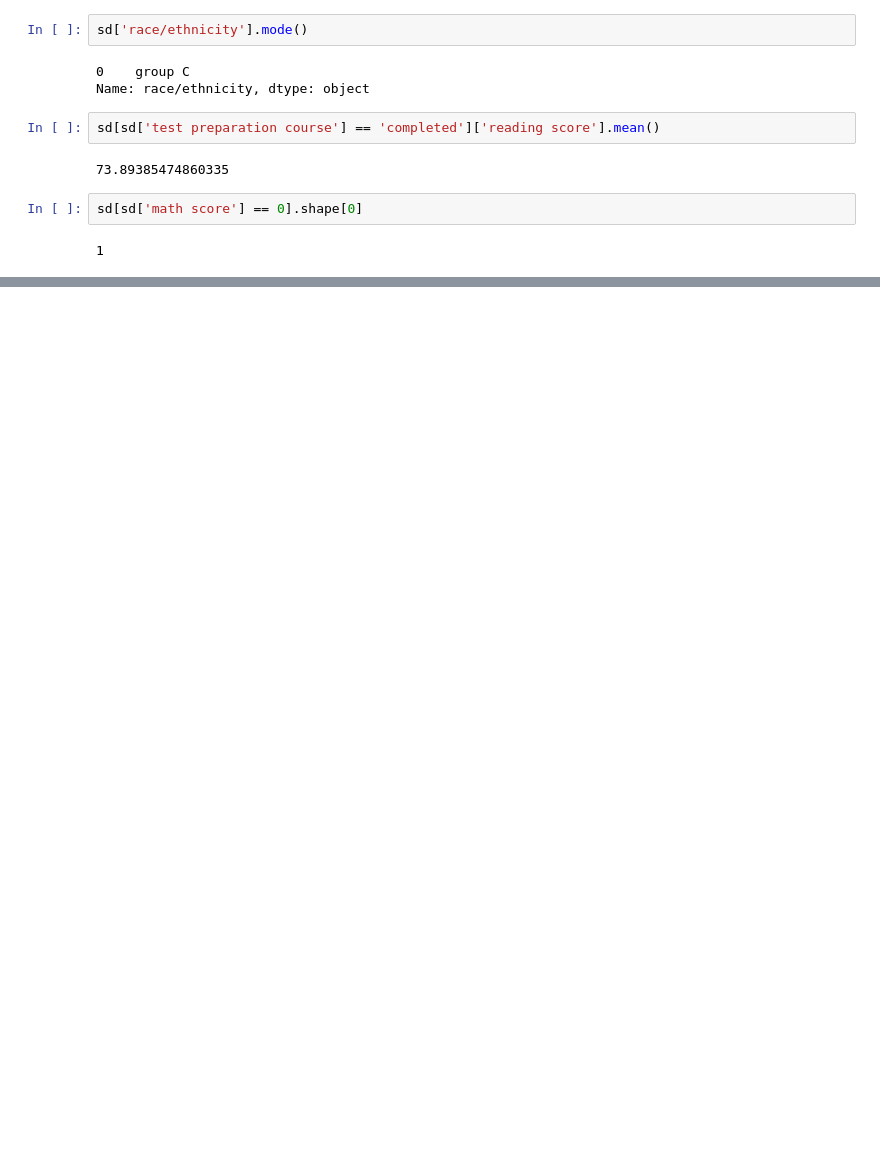
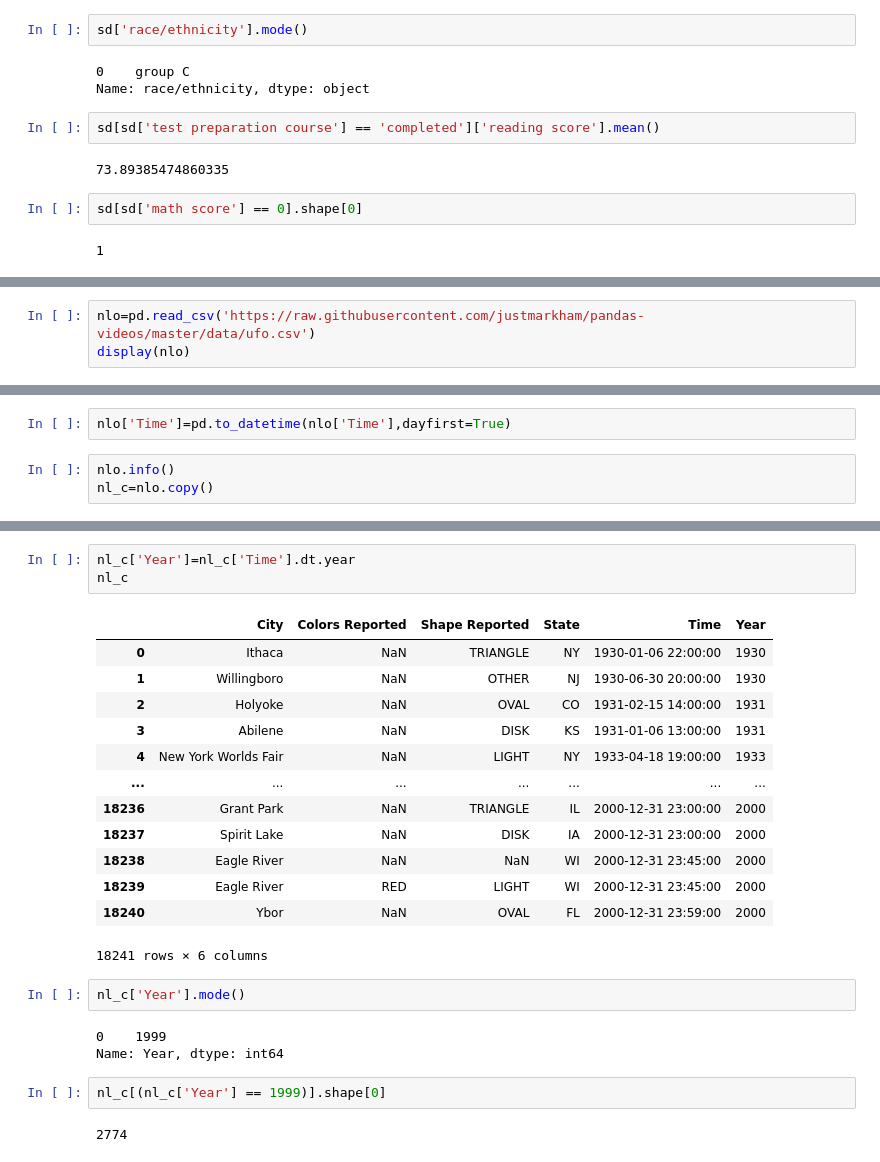
Before and after one commit to sibfox11/Skill-Factory-R2, a Jupyter notebook: Введение_в_Pandas/theory_Pandas_start.ipynb, the cells around one changed output, grey strips where cells are left out. Cells and saved outputs as stored; diff of their text form; blank space fills up the shorter version.

Commit message:
DataFrames

```diff
--- a/Введение_в_Pandas/theory_Pandas_start.ipynb
+++ b/Введение_в_Pandas/theory_Pandas_start.ipynb
@@ -474,0 +672,3 @@ sd[sd['math score'] == 0].shape[0]
+# %%
+nlo=pd.read_csv('https://raw.githubusercontent.com/justmarkham/pandas-videos/master/data/ufo.csv')
+display(nlo)
@@ -474,0 +689,5 @@ sd[sd['math score'] == 0].shape[0]
+# %%
+nlo['Time']=pd.to_datetime(nlo['Time'],dayfirst=True)
+# %%
+nlo.info()
+nl_c=nlo.copy()
@@ -474,0 +723,26 @@ sd[sd['math score'] == 0].shape[0]
+# %%
+nl_c['Year']=nl_c['Time'].dt.year
+nl_c
+# %% [output]
+|  | City | Colors Reported | Shape Reported | State | Time | Year |
+| 0 | Ithaca | NaN | TRIANGLE | NY | 1930-01-06 22:00:00 | 1930 |
+| 1 | Willingboro | NaN | OTHER | NJ | 1930-06-30 20:00:00 | 1930 |
+| 2 | Holyoke | NaN | OVAL | CO | 1931-02-15 14:00:00 | 1931 |
+| 3 | Abilene | NaN | DISK | KS | 1931-01-06 13:00:00 | 1931 |
+| 4 | New York Worlds Fair | NaN | LIGHT | NY | 1933-04-18 19:00:00 | 1933 |
+| ... | ... | ... | ... | ... | ... | ... |
+| 18236 | Grant Park | NaN | TRIANGLE | IL | 2000-12-31 23:00:00 | 2000 |
+| 18237 | Spirit Lake | NaN | DISK | IA | 2000-12-31 23:00:00 | 2000 |
+| 18238 | Eagle River | NaN | NaN | WI | 2000-12-31 23:45:00 | 2000 |
+| 18239 | Eagle River | RED | LIGHT | WI | 2000-12-31 23:45:00 | 2000 |
+| 18240 | Ybor | NaN | OVAL | FL | 2000-12-31 23:59:00 | 2000 |
+18241 rows × 6 columns
+# %%
+nl_c['Year'].mode()
+# %% [output]
+0    1999
+Name: Year, dtype: int64
+# %%
+nl_c[(nl_c['Year'] == 1999)].shape[0]
+# %% [output]
+2774
```
Also changed, not shown: parts of 48 cells of this notebook, 1 other file.
